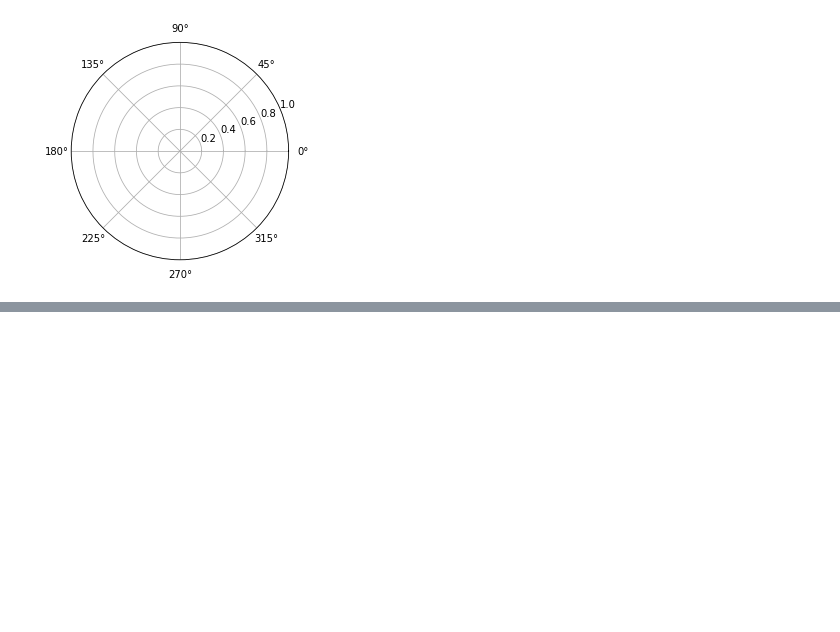
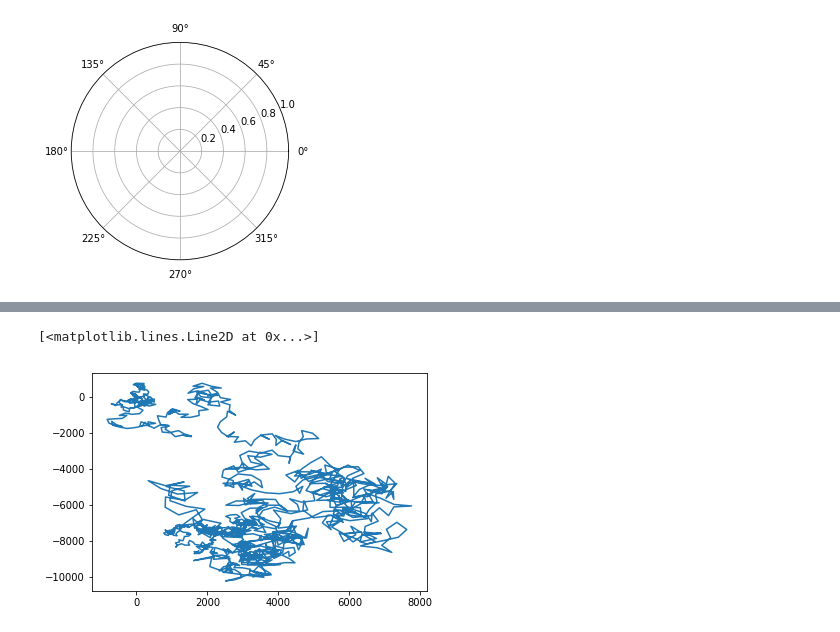
Before and after one commit to tejas-savalia/Lab-Codes, a Jupyter notebook: Psychtoolbox/Visuomotor Adaptation/rl_modelling/rl_model.ipynb, the cells around one changed output, grey strips where cells are left out. Cells and saved outputs as stored; diff of their text form; code cells hidden in the pictures; blank space fills up the shorter version.

```diff
--- a/Psychtoolbox/Visuomotor Adaptation/rl_modelling/rl_model.ipynb
+++ b/Psychtoolbox/Visuomotor Adaptation/rl_modelling/rl_model.ipynb
@@ -105,0 +143,6 @@ for i in range(episodes):
+# %%
+def value_step(environment, curr_state, del_r, del_theta):
+    r, theta = curr_state[0], curr_state[1]
+    state = (r+del_r)%575, del_theta
+    reward = environment[state[0], state[1]]
+    return state, reward
@@ -112,0 +197,3 @@ ax.plot(numpy.array(thetastates)*2*numpy.pi/360, numpy.array(rstates))
+# %%
+rstates = numpy.array(rstates)
+thetastates = numpy.array(thetastates)
@@ -112,0 +202,9 @@ ax.plot(numpy.array(thetastates)*2*numpy.pi/360, numpy.array(rstates))
+# %%
+x = rstates*numpy.cos(thetastates*2*numpy.pi/360)
+y = rstates*numpy.sin(thetastates*2*numpy.pi/360)
+X, Y = numpy.meshgrid(x, y)
+# %%
+plt.plot(numpy.cumsum(x), numpy.cumsum(y))
+# %% [output]
+[<matplotlib.lines.Line2D at 0x...>]
+[figure, added]
```
Also changed, not shown: parts of 17 cells of this notebook, 50 other files.
